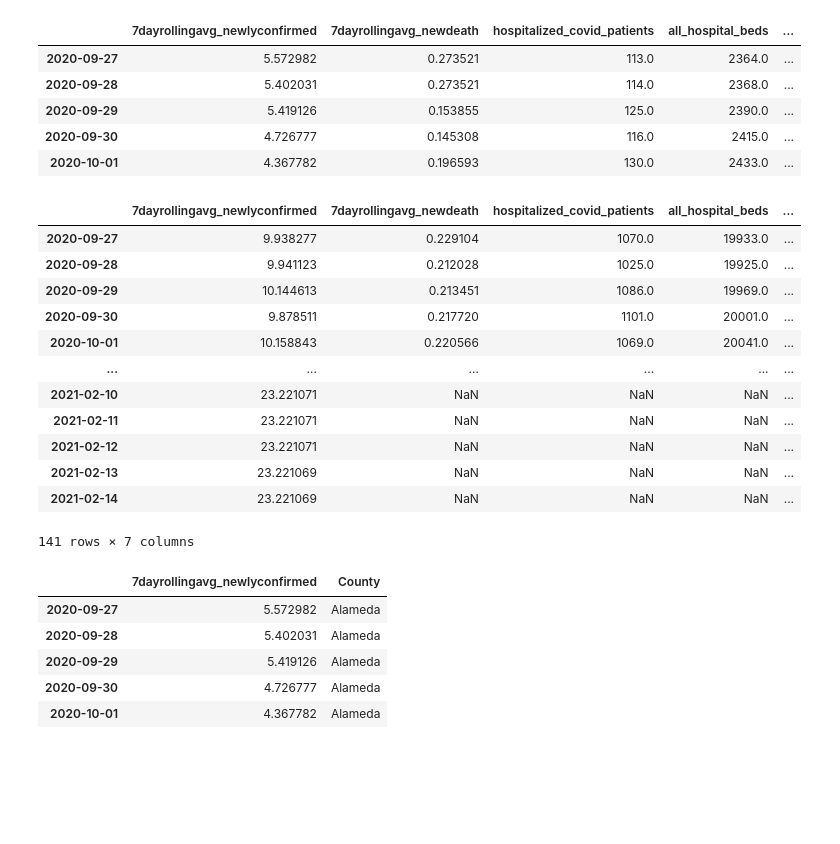
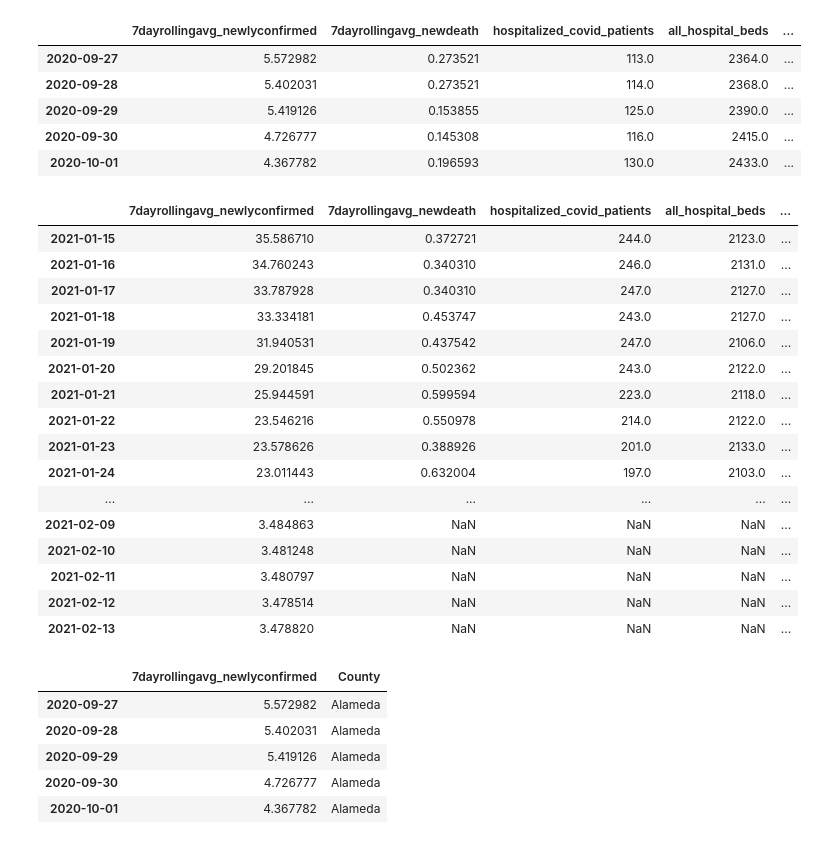
Before and after one commit to lettywu/COVID-19-vaccinations, a Jupyter notebook: jesse/Feature_Engineering_And_Modeling.ipynb, the cells around one changed output. Cells and saved outputs as stored; diff of their text form; code cells hidden in the pictures; blank space fills up the shorter version.

Commit message:
more realistic models

```diff
--- a/jesse/Feature_Engineering_And_Modeling.ipynb
+++ b/jesse/Feature_Engineering_And_Modeling.ipynb
@@ -270,6 +275,7 @@ plt.show();
 # %% [output]
 [figure]
 # %%
+# create a function to generate predictions for every county
 def pred_model(df):
     X = df[['hospitalized_covid_patients']]
     y = df[['7dayrollingavg_newlyconfirmed']].values
@@ -297,8 +303,7 @@ def pred_model(df):
     model.add(Dense(8, activation = 'swish', kernel_regularizer = l2(0.01)))
     model.add(Dense(1))
     model.compile(optimizer=Adam(lr = 0.005), loss = 'mae')
-    early_stop = EarlyStopping(monitor = 'val_loss', patience = 100, verbose = 1, mode = 'auto')
-    model.fit(train_sequences, validation_data = (test_sequences), epochs = 1000, verbose = 0, callbacks = [early_stop])
+    model.fit(train_sequences, validation_data = (test_sequences), epochs = 1000, verbose = 0)
 
     future_pred_count = 21
     future = []
@@ -378,21 +366,25 @@ pred_df.head()
 | 2020-09-30 | 4.726777 | 0.145308 | 116.0 | 2415.0 | ... |
 | 2020-10-01 | 4.367782 | 0.196593 | 130.0 | 2433.0 | ... |
 # %%
-pred_df[pred_df['County'] == 'Los Angeles']
+pred_df[pred_df['County'] == 'San Francisco'][110:140]
 # %% [output]
 |  | 7dayrollingavg_newlyconfirmed | 7dayrollingavg_newdeath | hospitalized_covid_patients | all_hospital_beds | ... |
-| 2020-09-27 | 9.938277 | 0.229104 | 1070.0 | 19933.0 | ... |
-| 2020-09-28 | 9.941123 | 0.212028 | 1025.0 | 19925.0 | ... |
-| 2020-09-29 | 10.144613 | 0.213451 | 1086.0 | 19969.0 | ... |
-| 2020-09-30 | 9.878511 | 0.217720 | 1101.0 | 20001.0 | ... |
-| 2020-10-01 | 10.158843 | 0.220566 | 1069.0 | 20041.0 | ... |
+| 2021-01-15 | 35.586710 | 0.372721 | 244.0 | 2123.0 | ... |
+| 2021-01-16 | 34.760243 | 0.340310 | 246.0 | 2131.0 | ... |
+| 2021-01-17 | 33.787928 | 0.340310 | 247.0 | 2127.0 | ... |
+| 2021-01-18 | 33.334181 | 0.453747 | 243.0 | 2127.0 | ... |
+| 2021-01-19 | 31.940531 | 0.437542 | 247.0 | 2106.0 | ... |
+| 2021-01-20 | 29.201845 | 0.502362 | 243.0 | 2122.0 | ... |
+| 2021-01-21 | 25.944591 | 0.599594 | 223.0 | 2118.0 | ... |
+| 2021-01-22 | 23.546216 | 0.550978 | 214.0 | 2122.0 | ... |
+| 2021-01-23 | 23.578626 | 0.388926 | 201.0 | 2133.0 | ... |
+| 2021-01-24 | 23.011443 | 0.632004 | 197.0 | 2103.0 | ... |
 | ... | ... | ... | ... | ... | ... |
-| 2021-02-10 | 23.221071 | NaN | NaN | NaN | ... |
-| 2021-02-11 | 23.221071 | NaN | NaN | NaN | ... |
-| 2021-02-12 | 23.221071 | NaN | NaN | NaN | ... |
-| 2021-02-13 | 23.221069 | NaN | NaN | NaN | ... |
-| 2021-02-14 | 23.221069 | NaN | NaN | NaN | ... |
+| 2021-02-09 | 3.484863 | NaN | NaN | NaN | ... |
+| 2021-02-10 | 3.481248 | NaN | NaN | NaN | ... |
+| 2021-02-11 | 3.480797 | NaN | NaN | NaN | ... |
+| 2021-02-12 | 3.478514 | NaN | NaN | NaN | ... |
+| 2021-02-13 | 3.478820 | NaN | NaN | NaN | ... |
-141 rows × 7 columns
 # %%
 export_df = pred_df[['7dayrollingavg_newlyconfirmed', 'County']]
 export_df.head()
```
Also changed, not shown: parts of 6 cells of this notebook, 10 other files.
